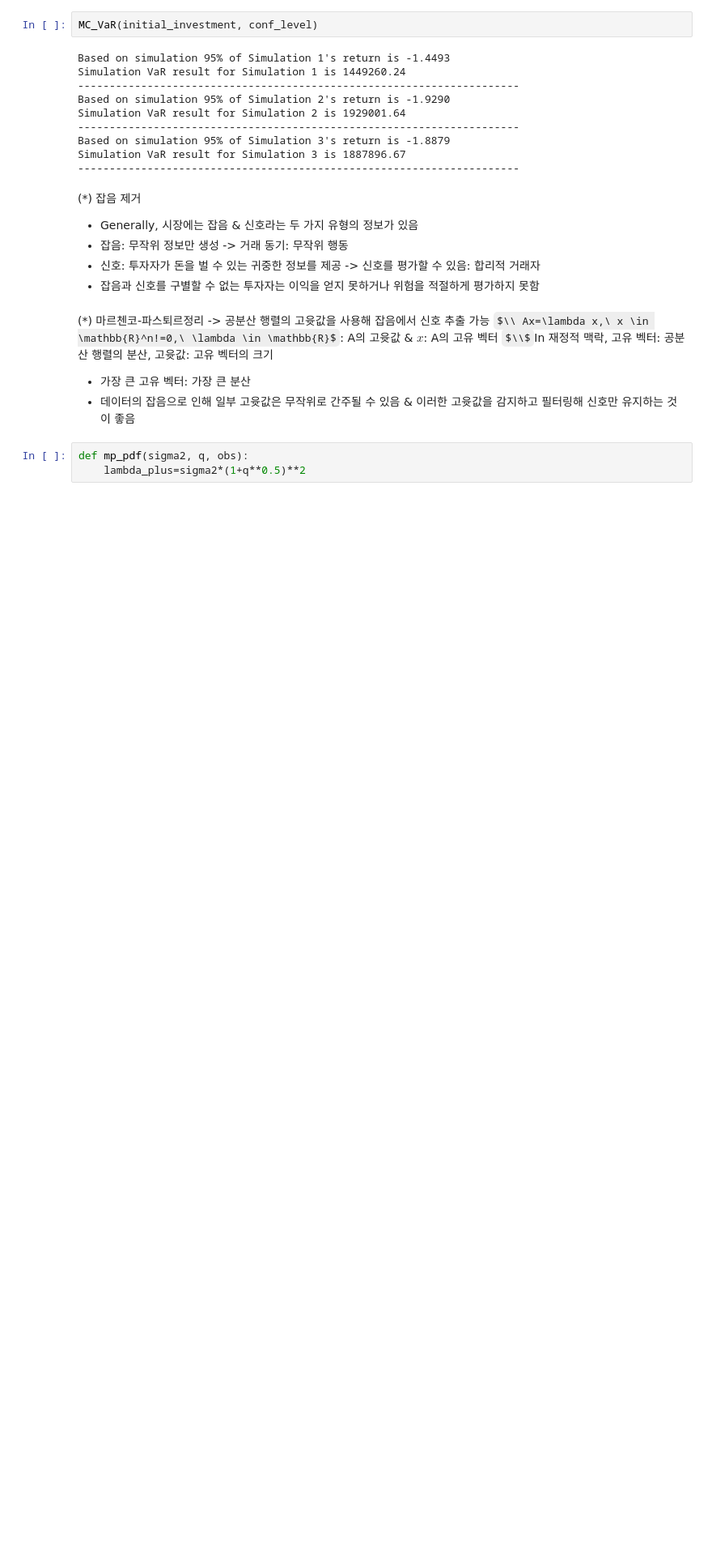
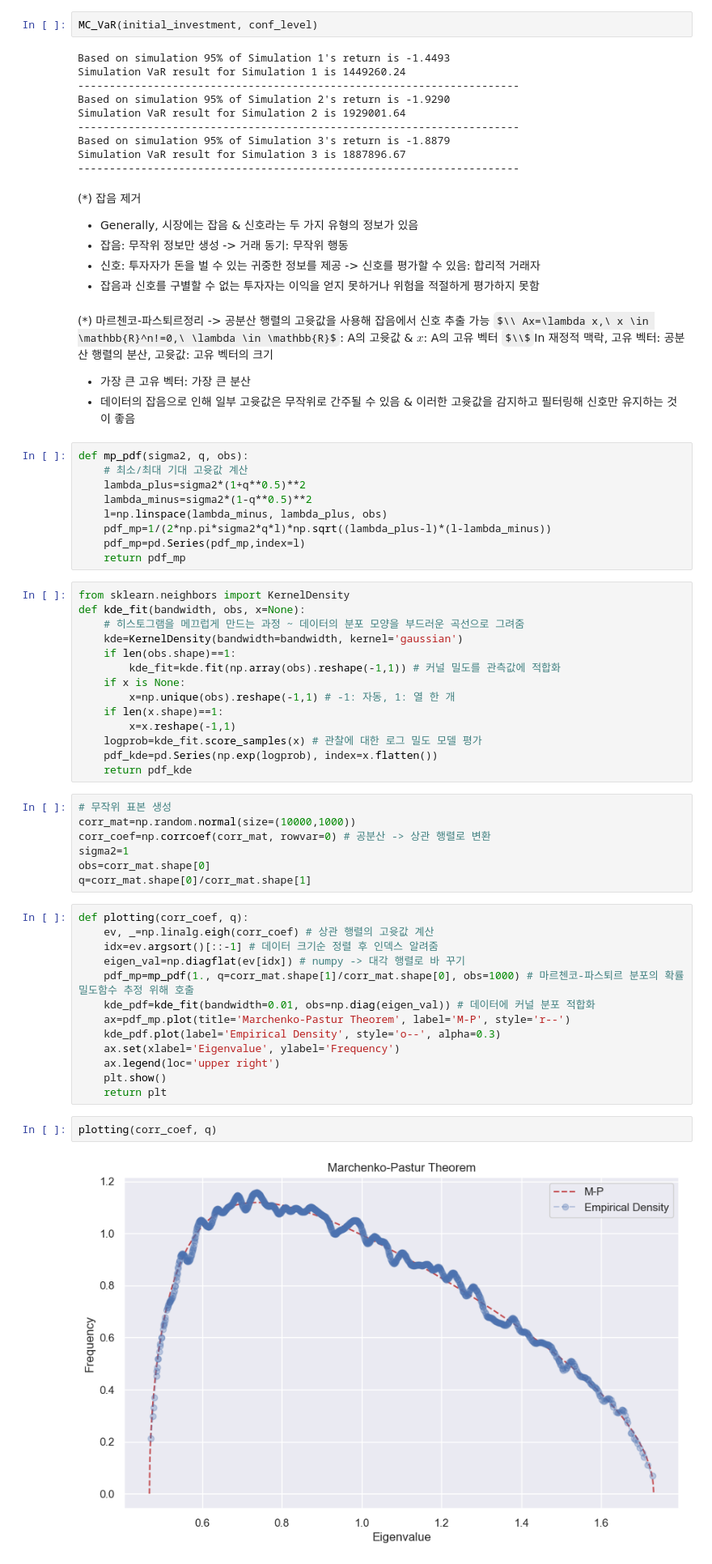
Before and after one commit to serah6057-beep/ML-For-Risk-Management, a Jupyter notebook: Ch5.ipynb, the cells around one changed output. Shown at 81% size. Saved outputs shown, nothing was run; the diff lists cells and outputs as text; some formulas as TeX source; blank space fills up the shorter version.

```diff
--- a/Ch5.ipynb
+++ b/Ch5.ipynb
@@ -276,4 +276,48 @@ $\\$In 재정적 맥락, 고유 벡터: 공분산 행렬의 분산, 고윳값:
 - 데이터의 잡음으로 인해 일부 고윳값은 무작위로 간주될 수 있음 & 이러한 고윳값을 감지하고 필터링해 신호만 유지하는 것이 좋음
 # %%
 def mp_pdf(sigma2, q, obs):
+    # 최소/최대 기대 고윳값 계산
     lambda_plus=sigma2*(1+q**0.5)**2
+    lambda_minus=sigma2*(1-q**0.5)**2
+    l=np.linspace(lambda_minus, lambda_plus, obs)
+    pdf_mp=1/(2*np.pi*sigma2*q*l)*np.sqrt((lambda_plus-l)*(l-lambda_minus))
+    pdf_mp=pd.Series(pdf_mp,index=l)
+    return pdf_mp
+# %%
+from sklearn.neighbors import KernelDensity
+def kde_fit(bandwidth, obs, x=None):
+    # 히스토그램을 메끄럽게 만드는 과정 ~ 데이터의 분포 모양을 부드러운 곡선으로 그려줌
+    kde=KernelDensity(bandwidth=bandwidth, kernel='gaussian')
+    if len(obs.shape)==1:
+        kde_fit=kde.fit(np.array(obs).reshape(-1,1)) # 커널 밀도를 관측값에 적합화
+    if x is None:
+        x=np.unique(obs).reshape(-1,1) # -1: 자동, 1: 열 한 개
+    if len(x.shape)==1:
+        x=x.reshape(-1,1)
+    logprob=kde_fit.score_samples(x) # 관찰에 대한 로그 밀도 모델 평가
+    pdf_kde=pd.Series(np.exp(logprob), index=x.flatten())
+    return pdf_kde
+# %%
+# 무작위 표본 생성
+corr_mat=np.random.normal(size=(10000,1000))
+corr_coef=np.corrcoef(corr_mat, rowvar=0) # 공분산 -> 상관 행렬로 변환
+sigma2=1
+obs=corr_mat.shape[0]
+q=corr_mat.shape[0]/corr_mat.shape[1]
+# %%
+def plotting(corr_coef, q):
+    ev, _=np.linalg.eigh(corr_coef) # 상관 행렬의 고윳값 계산
+    idx=ev.argsort()[::-1] # 데이터 크기순 정렬 후 인덱스 알려줌
+    eigen_val=np.diagflat(ev[idx]) # numpy -> 대각 행렬로 바 꾸기
+    pdf_mp=mp_pdf(1., q=corr_mat.shape[1]/corr_mat.shape[0], obs=1000) # 마르첸코-파스퇴르 분포의 확률 밀도함수 추정 위해 호출
+    kde_pdf=kde_fit(bandwidth=0.01, obs=np.diag(eigen_val)) # 데이터에 커널 분포 적합화
+    ax=pdf_mp.plot(title='Marchenko-Pastur Theorem', label='M-P', style='r--')
+    kde_pdf.plot(label='Empirical Density', style='o--', alpha=0.3)
+    ax.set(xlabel='Eigenvalue', ylabel='Frequency')
+    ax.legend(loc='upper right')
+    plt.show()
+    return plt
+# %%
+plotting(corr_coef, q)
+# %% [output]
+[figure, added]
```
Also changed, not shown: parts of 2 cells of this notebook.
